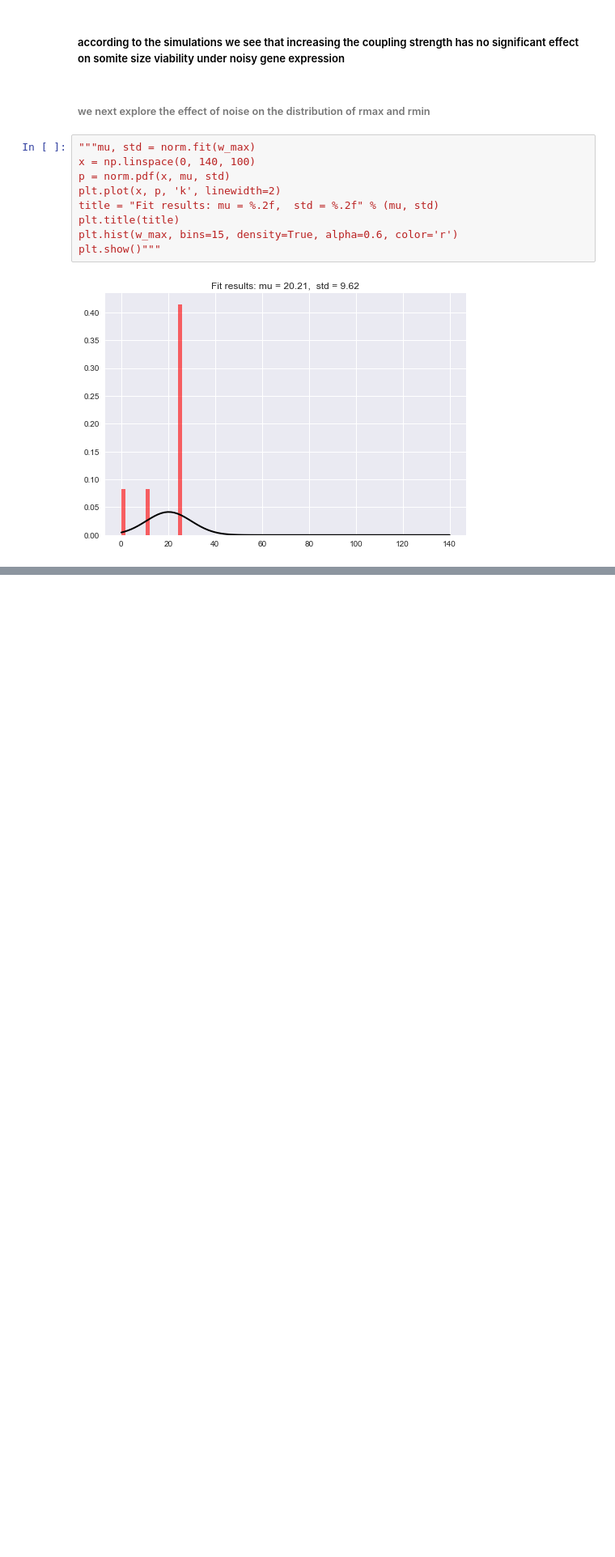
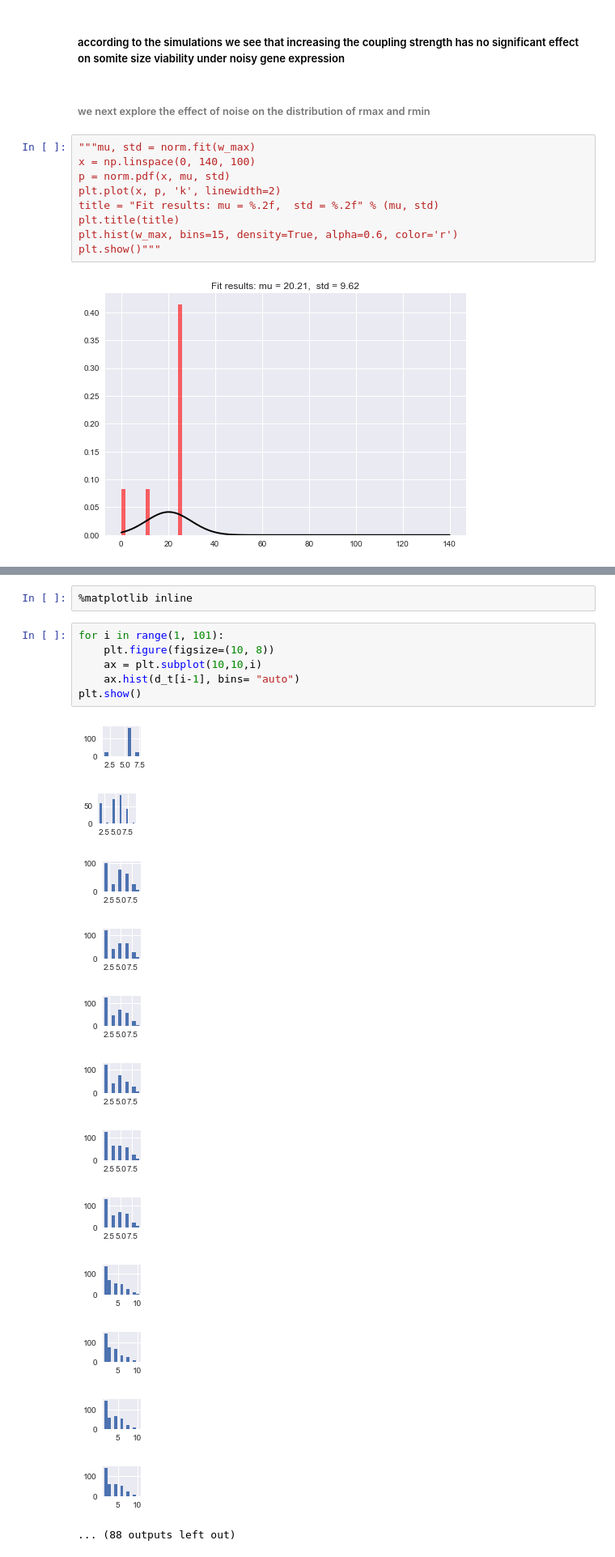
Before and after one commit to anorak94/zebrafish_embryogenesis_segmentation, a Jupyter notebook: zebra_fish_analysis.ipynb, the cells around one changed output, grey strips where cells are left out. Shown at 81% size. Cells and saved outputs as stored; diff of their text form; blank space fills up the shorter version.

```diff
--- a/zebra_fish_analysis.ipynb
+++ b/zebra_fish_analysis.ipynb
@@ -320,0 +507,22 @@ plt.show()"""
+# %%
+%matplotlib inline
+# %%
+for i in range(1, 101):
+    plt.figure(figsize=(10, 8))
+    ax = plt.subplot(10,10,i)
+    ax.hist(d_t[i-1], bins= "auto")
+plt.show()
+# %% [output]
+[figure, added]
+[figure, added]
+[figure, added]
+[figure, added]
+[figure, added]
+[figure, added]
+[figure, added]
+[figure, added]
+[figure, added]
+[figure, added]
+[figure, added]
+[figure, added]
+... (88 outputs left out)
```
Also changed, not shown: parts of 30 cells of this notebook, 33 other files.
